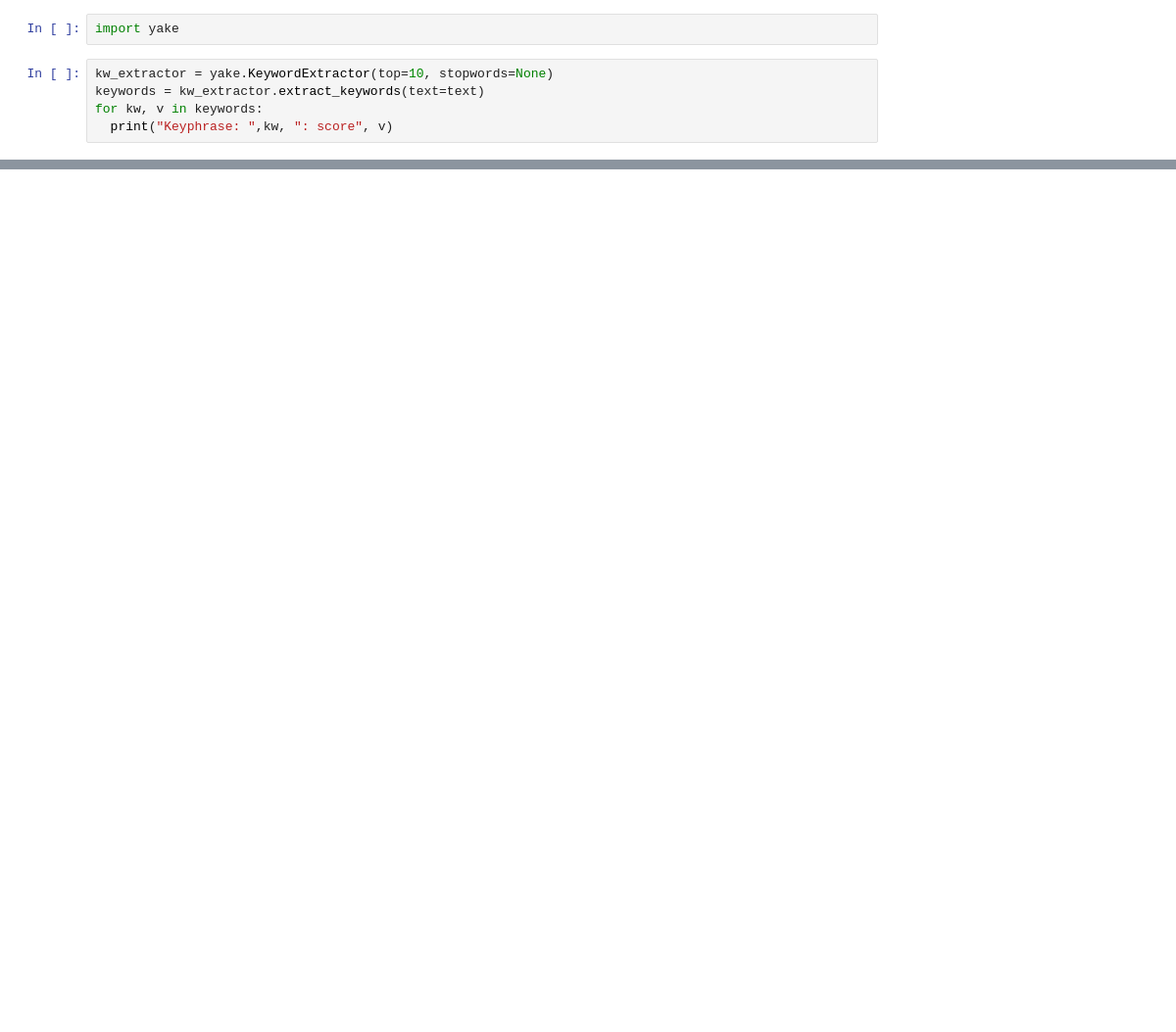
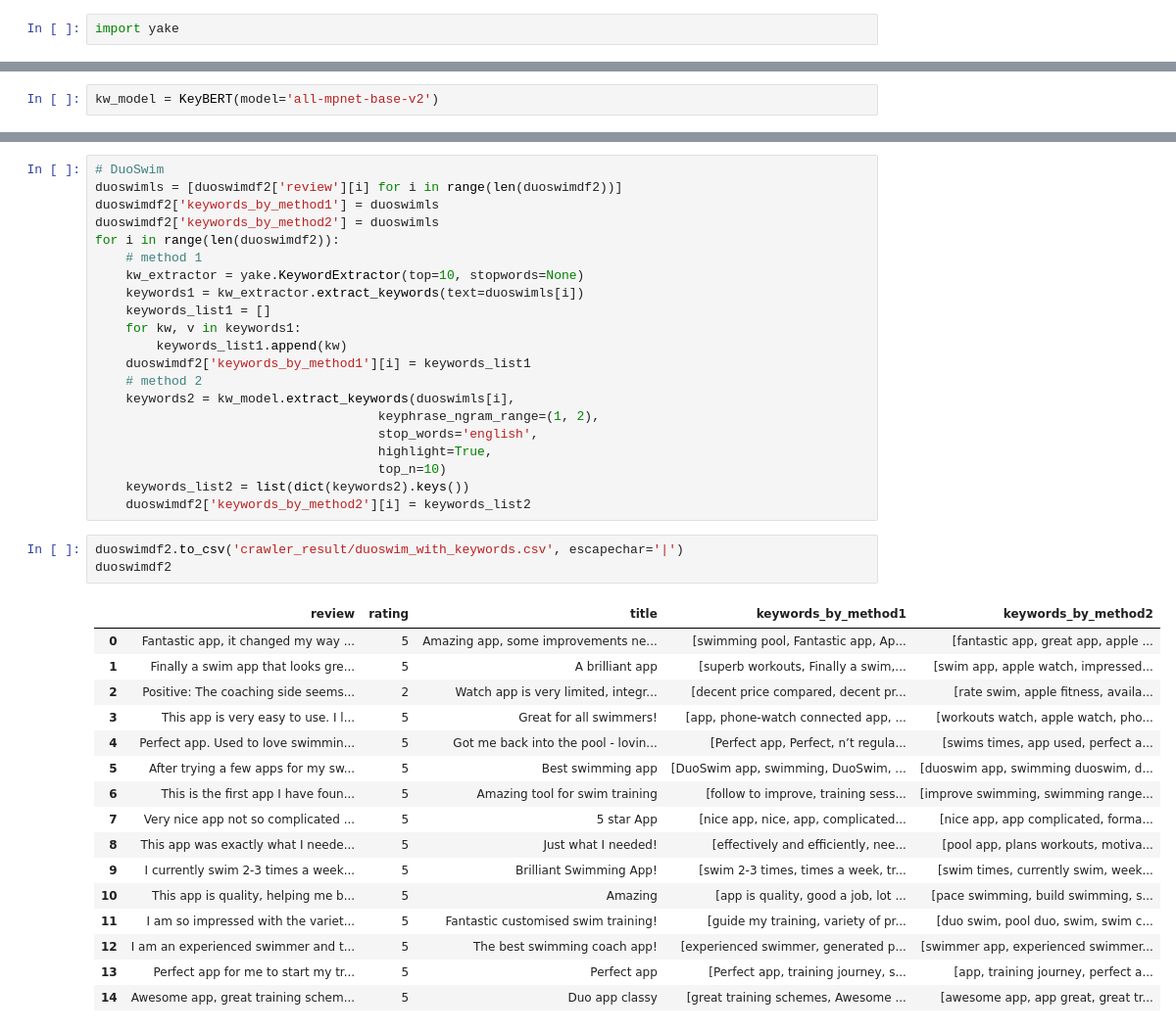
Before and after one commit to momonong/swim-apps-reviews-analysis, a Jupyter notebook: crawler.ipynb, the cells around one changed output, grey strips where cells are left out. Shown: that part at 98% size. Drawn from its saved outputs; the diff is of its cells as text; blank space fills up the shorter version.

Commit message:
Update result with keywords

```diff
--- a/crawler.ipynb
+++ b/crawler.ipynb
@@ -203,7 +197,2 @@ text
 # %%
 import yake
-# %%
-kw_extractor = yake.KeywordExtractor(top=10, stopwords=None)
-keywords = kw_extractor.extract_keywords(text=text)
-for kw, v in keywords:
-  print("Keyphrase: ",kw, ": score", v)
@@ -229,0 +204,2 @@ TR_keywords
+# %%
+kw_model = KeyBERT(model='all-mpnet-base-v2')
@@ -229,0 +227,41 @@ TR_keywords
+# %%
+# DuoSwim
+duoswimls = [duoswimdf2['review'][i] for i in range(len(duoswimdf2))]
+duoswimdf2['keywords_by_method1'] = duoswimls
+duoswimdf2['keywords_by_method2'] = duoswimls
+for i in range(len(duoswimdf2)):
+    # method 1
+    kw_extractor = yake.KeywordExtractor(top=10, stopwords=None)
+    keywords1 = kw_extractor.extract_keywords(text=duoswimls[i])
+    keywords_list1 = []
+    for kw, v in keywords1:
+        keywords_list1.append(kw)
+    duoswimdf2['keywords_by_method1'][i] = keywords_list1
+    # method 2
+    keywords2 = kw_model.extract_keywords(duoswimls[i],
+                                     keyphrase_ngram_range=(1, 2),
+                                     stop_words='english',
+                                     highlight=True,
+                                     top_n=10)
+    keywords_list2 = list(dict(keywords2).keys())
+    duoswimdf2['keywords_by_method2'][i] = keywords_list2
+# %%
+duoswimdf2.to_csv('crawler_result/duoswim_with_keywords.csv', escapechar='|')
+duoswimdf2
+# %% [output]
+|  | review | rating | title | keywords_by_method1 | keywords_by_method2 |
+| 0 | Fantastic app, it changed my way ... | 5 | Amazing app, some improvements ne... | [swimming pool, Fantastic app, Ap... | [fantastic app, great app, apple ... |
+| 1 | Finally a swim app that looks gre... | 5 | A brilliant app | [superb workouts, Finally a swim,... | [swim app, apple watch, impressed... |
+| 2 | Positive: The coaching side seems... | 2 | Watch app is very limited, integr... | [decent price compared, decent pr... | [rate swim, apple fitness, availa... |
+| 3 | This app is very easy to use. I l... | 5 | Great for all swimmers! | [app, phone-watch connected app, ... | [workouts watch, apple watch, pho... |
+| 4 | Perfect app. Used to love swimmin... | 5 | Got me back into the pool - lovin... | [Perfect app, Perfect, n’t regula... | [swims times, app used, perfect a... |
+| 5 | After trying a few apps for my sw... | 5 | Best swimming app | [DuoSwim app, swimming, DuoSwim, ... | [duoswim app, swimming duoswim, d... |
+| 6 | This is the first app I have foun... | 5 | Amazing tool for swim training | [follow to improve, training sess... | [improve swimming, swimming range... |
+| 7 | Very nice app not so complicated ... | 5 | 5 star App | [nice app, nice, app, complicated... | [nice app, app complicated, forma... |
+| 8 | This app was exactly what I neede... | 5 | Just what I needed! | [effectively and efficiently, nee... | [pool app, plans workouts, motiva... |
+| 9 | I currently swim 2-3 times a week... | 5 | Brilliant Swimming App! | [swim 2-3 times, times a week, tr... | [swim times, currently swim, week... |
+| 10 | This app is quality, helping me b... | 5 | Amazing | [app is quality, good a job, lot ... | [pace swimming, build swimming, s... |
+| 11 | I am so impressed with the variet... | 5 | Fantastic customised swim training! | [guide my training, variety of pr... | [duo swim, pool duo, swim, swim c... |
+| 12 | I am an experienced swimmer and t... | 5 | The best swimming coach app! | [experienced swimmer, generated p... | [swimmer app, experienced swimmer... |
+| 13 | Perfect app for me to start my tr... | 5 | Perfect app | [Perfect app, training journey, s... | [app, training journey, perfect a... |
+| 14 | Awesome app, great training schem... | 5 | Duo app classy | [great training schemes, Awesome ... | [awesome app, app great, great tr... |
```
Also changed, not shown: parts of 21 cells of this notebook, 9 other files.
